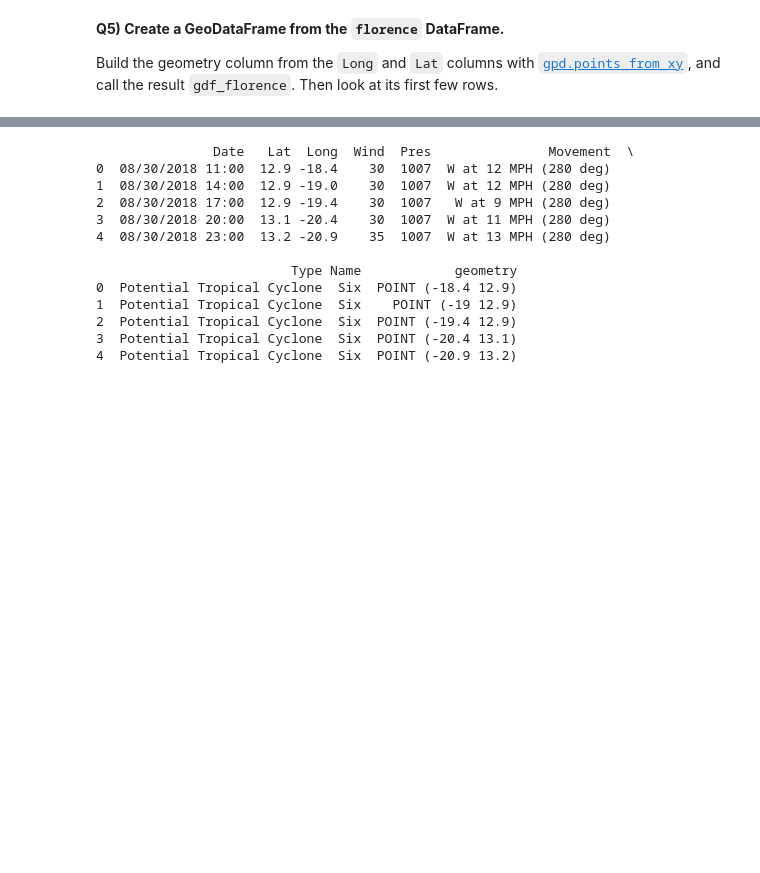
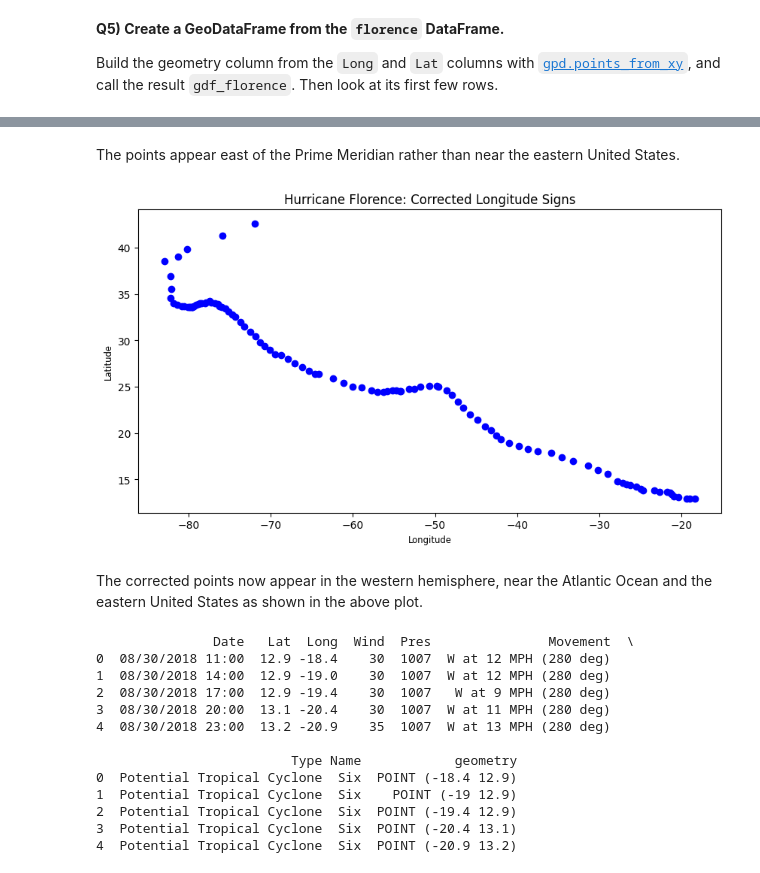
Before and after one commit to spatialjim1/2026_Intro_Python, a Jupyter notebook: live/part-I/1.6-geospatial-vector-data-environmental-exercises.ipynb, the cells around one changed output, grey strips where cells are left out. Cells and saved outputs as stored; diff of their text form; code cells hidden in the pictures; blank space fills up the shorter version.

```diff
--- a/live/part-I/1.6-geospatial-vector-data-environmental-exercises.ipynb
+++ b/live/part-I/1.6-geospatial-vector-data-environmental-exercises.ipynb
@@ -148,3 +181,32 @@ and call the result `gdf_florence`. Then look at its first few rows.
+# %% [markdown]
+The points appear east of the Prime Meridian rather than near the eastern United States.
+# %%
+# Making a separate copy of the original data
+florence_correct = florence_original.copy()
+
+# Converting degrees-west magnitudes to negative longitudes
+florence_correct["Long"] = -florence_correct["Long"].abs()
+
+# Creating the corrected GeoDataFrame
+gdf_correct = gpd.GeoDataFrame(
+    florence_correct,
+    geometry=gpd.points_from_xy(
+        florence_correct["Long"],
+        florence_correct["Lat"]
+    ),
+    crs="EPSG:4326"
+)
+
+# Plotting the correctly located hurricane track
+gdf_correct.plot(figsize=(10, 6), color="blue")
+plt.title("Hurricane Florence: Corrected Longitude Signs")
+plt.xlabel("Longitude")
+plt.ylabel("Latitude")
+plt.show()
+# %% [output]
+[figure, added]
+# %% [markdown]
+The corrected points now appear in the western hemisphere, near the Atlantic Ocean and the eastern United States as shown in the above plot.
 # %%
 # Convert longitude and latitude into point geometries
 gdf_florence = gpd.GeoDataFrame(
```
Also changed, not shown: parts of 2 cells of this notebook.
